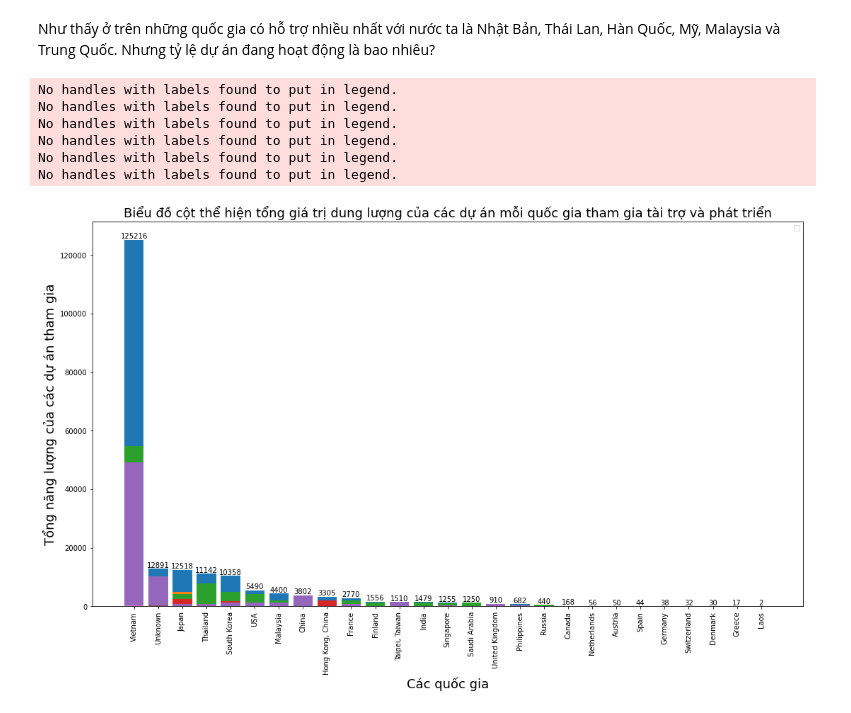
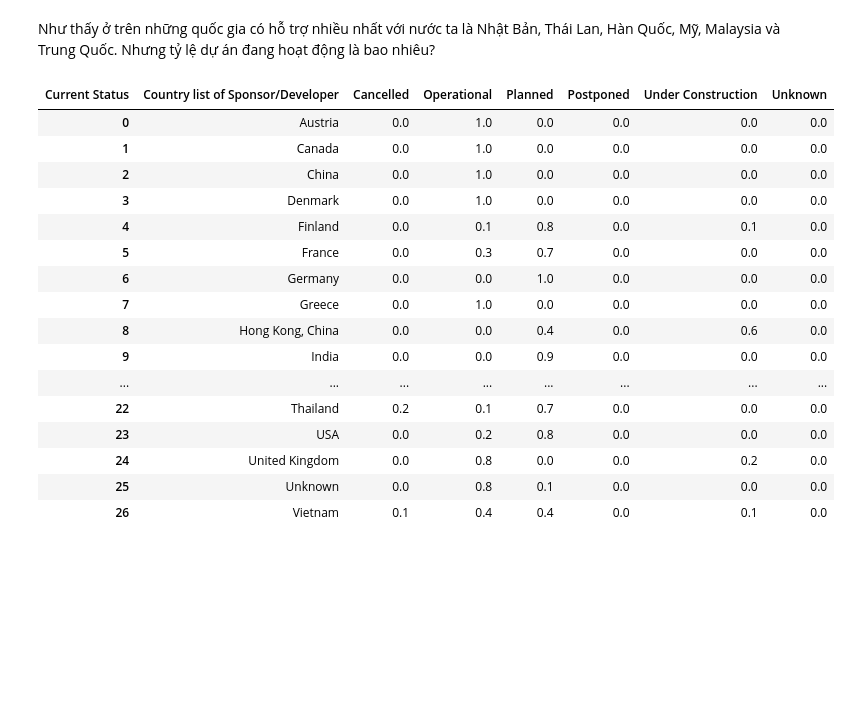
Before and after one commit to JustKidding2K/P4DS_FinalProject, a Jupyter notebook: Source.ipynb, the cells around one changed output. Drawn from its saved outputs; the diff is of its cells as text; code cells hidden in the pictures; blank space fills up the shorter version.

```diff
--- a/Source.ipynb
+++ b/Source.ipynb
@@ -485,30 +486,27 @@ plt.show()
 [figure]
 # %% [markdown]
 Như thấy ở trên những quốc gia có hỗ trợ nhiều nhất với nước ta là Nhật Bản, Thái Lan, Hàn Quốc, Mỹ, Malaysia và Trung Quốc. Nhưng tỷ lệ dự án đang hoạt động là bao nhiêu?
-# %%
-country_value=new_df.groupby(['Country list of Sponsor/Developer']).sum()['Capacity (MW)'].sort_values(ascending=False).round(0)
-fig, ax = plt.subplots(figsize=(18,10))
-p=ax.bar(country_value.index,country_value)
-ax.xaxis.set_tick_params(rotation=90)
-ax.bar_label(p)
-set_of_status=set(new_df['Current Status'])
-for status in set_of_status:
-    country_value=new_df[new_df['Current Status']==status].groupby(['Country list of Sponsor/Developer']).sum()['Capacity (MW)'].sort_values(ascending=False).round(0)
-    x=ax.bar(country_value.index,country_value)
-    ax.set_label(status)
-    ax.legend()
-
-
-ax.set_title('Biểu đồ cột thể hiện tổng giá trị dung lượng của các dự án mỗi quốc gia tham gia tài trợ và phát triển',fontsize=18)
-ax.set_xlabel('Các quốc gia',fontsize=18)
-ax.set_ylabel('Tổng năng lượng của các dự án tham gia',fontsize=18)
-
-plt.show()
-# %% [output]
-No handles with labels found to put in legend.
-No handles with labels found to put in legend.
-No handles with labels found to put in legend.
-No handles with labels found to put in legend.
-No handles with labels found to put in legend.
-No handles with labels found to put in legend.
-[figure, removed]
+# %%
+pivot_table = pd.pivot_table(new_df, values='Capacity (MW)', index=['Current Status'],columns=['Country list of Sponsor/Developer'], aggfunc=np.sum,fill_value=0)
+pivot_table = pivot_table / pivot_table.sum(axis=0)
+pivot_table = pivot_table.T
+pivot_table.reset_index(inplace=True)
+round(pivot_table,1)
+# %% [output]
+| Current Status | Country list of Sponsor/Developer | Cancelled | Operational | Planned | Postponed | Under Construction | Unknown |
+| 0 | Austria | 0.0 | 1.0 | 0.0 | 0.0 | 0.0 | 0.0 |
+| 1 | Canada | 0.0 | 1.0 | 0.0 | 0.0 | 0.0 | 0.0 |
+| 2 | China | 0.0 | 1.0 | 0.0 | 0.0 | 0.0 | 0.0 |
+| 3 | Denmark | 0.0 | 1.0 | 0.0 | 0.0 | 0.0 | 0.0 |
+| 4 | Finland | 0.0 | 0.1 | 0.8 | 0.0 | 0.1 | 0.0 |
+| 5 | France | 0.0 | 0.3 | 0.7 | 0.0 | 0.0 | 0.0 |
+| 6 | Germany | 0.0 | 0.0 | 1.0 | 0.0 | 0.0 | 0.0 |
+| 7 | Greece | 0.0 | 1.0 | 0.0 | 0.0 | 0.0 | 0.0 |
+| 8 | Hong Kong, China | 0.0 | 0.0 | 0.4 | 0.0 | 0.6 | 0.0 |
+| 9 | India | 0.0 | 0.0 | 0.9 | 0.0 | 0.0 | 0.0 |
+| ... | ... | ... | ... | ... | ... | ... | ... |
+| 22 | Thailand | 0.2 | 0.1 | 0.7 | 0.0 | 0.0 | 0.0 |
+| 23 | USA | 0.0 | 0.2 | 0.8 | 0.0 | 0.0 | 0.0 |
+| 24 | United Kingdom | 0.0 | 0.8 | 0.0 | 0.0 | 0.2 | 0.0 |
+| 25 | Unknown | 0.0 | 0.8 | 0.1 | 0.0 | 0.0 | 0.0 |
+| 26 | Vietnam | 0.1 | 0.4 | 0.4 | 0.0 | 0.1 | 0.0 |
```
Also changed, not shown: parts of 7 cells of this notebook, 2 other files.
